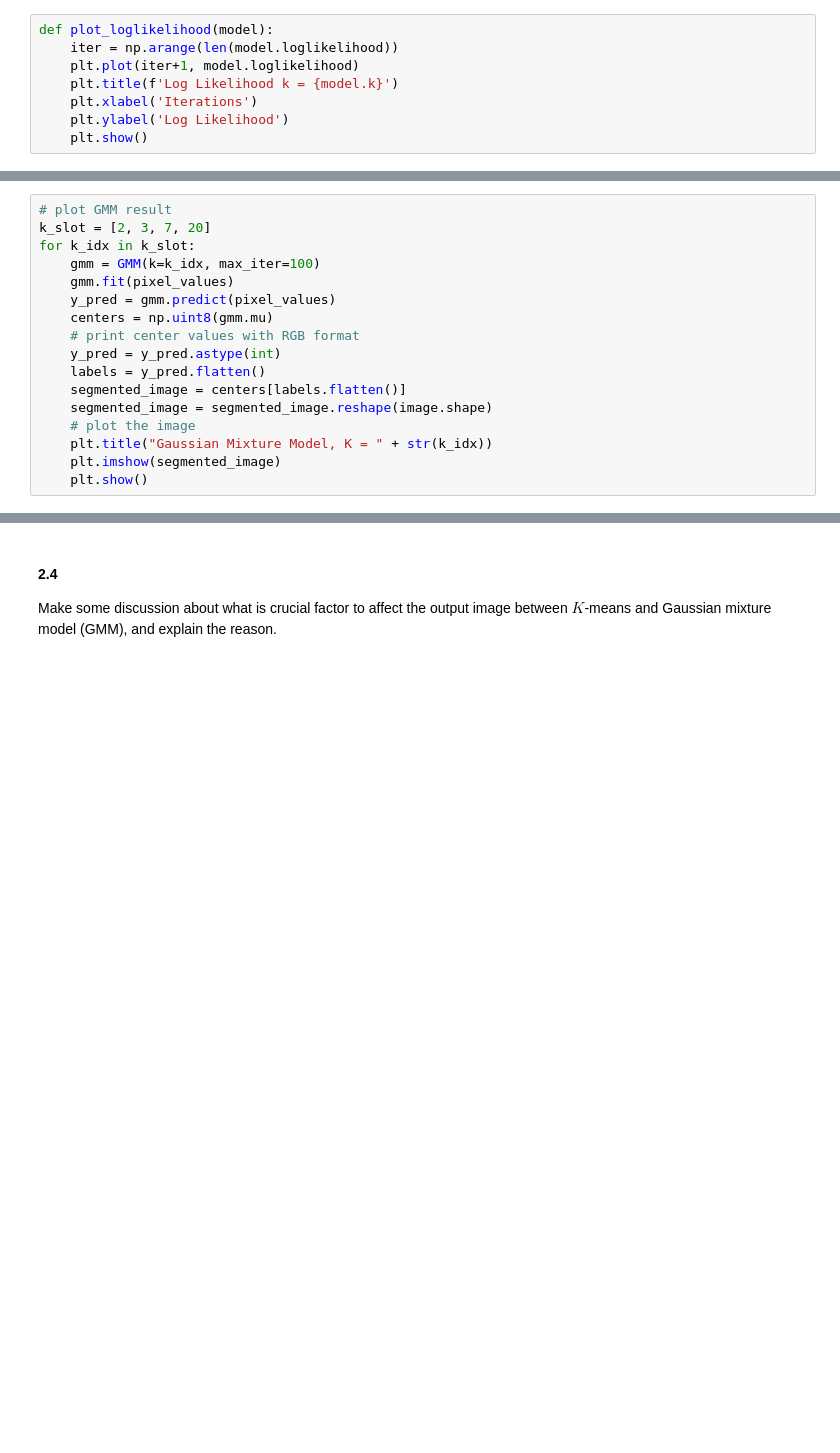
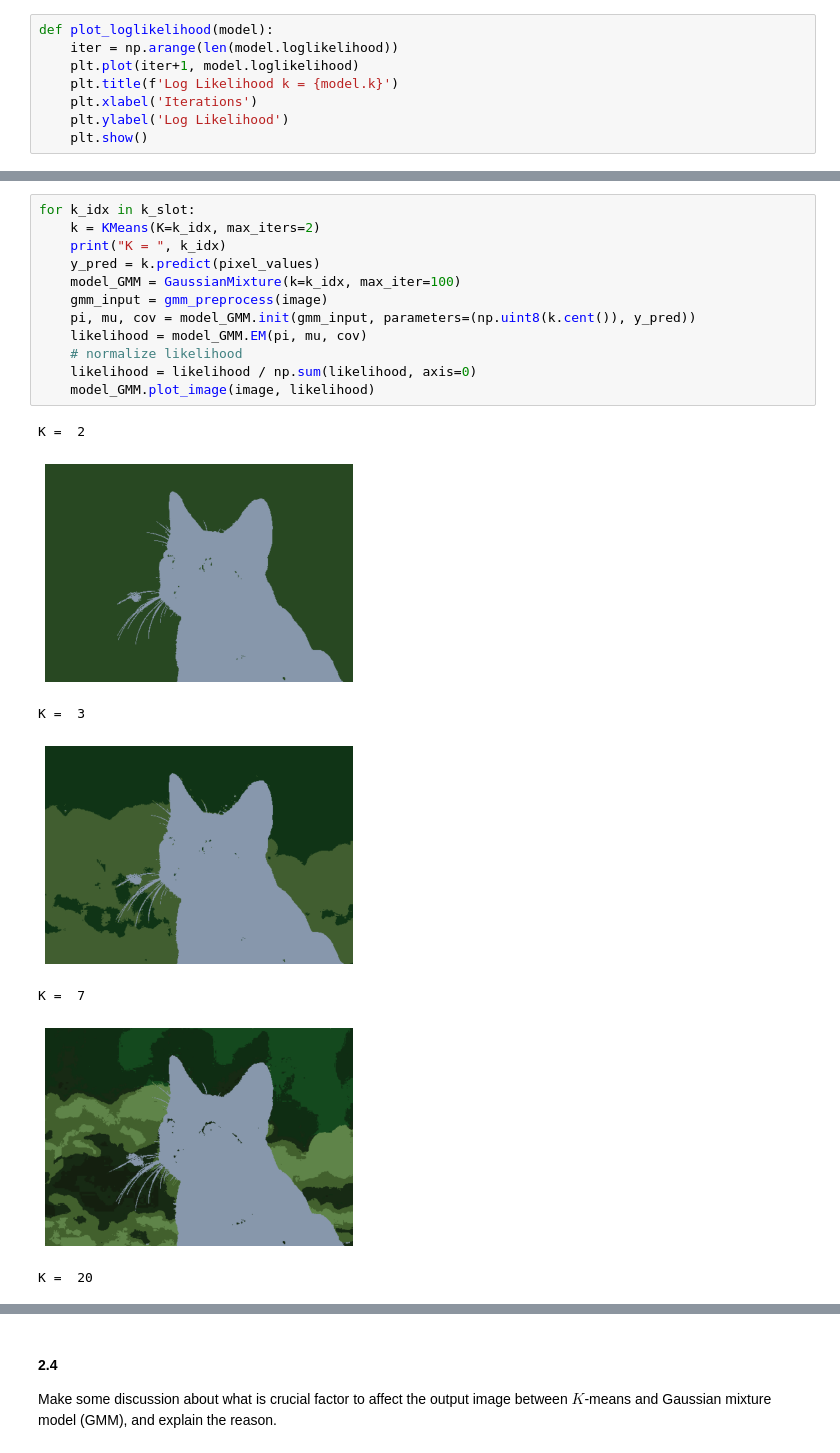
Before and after one commit to jacksonchen1998/2022-NYCU-ML, a Jupyter notebook: hw3_311511052/hw3_311511052.ipynb, the cells around one changed output, grey strips where cells are left out. Saved outputs shown, nothing was run; the diff lists cells and outputs as text; blank space fills up the shorter version.

```diff
--- a/hw3_311511052/hw3_311511052.ipynb
+++ b/hw3_311511052/hw3_311511052.ipynb
@@ -593,17 +645,20 @@ for k_idx in k_slot:
-# %%
-# plot GMM result
-k_slot = [2, 3, 7, 20]
-for k_idx in k_slot:
-    gmm = GMM(k=k_idx, max_iter=100)
-    gmm.fit(pixel_values)
-    y_pred = gmm.predict(pixel_values)
-    centers = np.uint8(gmm.mu)
-    # print center values with RGB format
-    y_pred = y_pred.astype(int)
-    labels = y_pred.flatten()
-    segmented_image = centers[labels.flatten()]
-    segmented_image = segmented_image.reshape(image.shape)
-    # plot the image
-    plt.title("Gaussian Mixture Model, K = " + str(k_idx))
-    plt.imshow(segmented_image)
-    plt.show()
+# %%
+for k_idx in k_slot:
+    k = KMeans(K=k_idx, max_iters=2)
+    print("K = ", k_idx)
+    y_pred = k.predict(pixel_values)
+    model_GMM = GaussianMixture(k=k_idx, max_iter=100)
+    gmm_input = gmm_preprocess(image)
+    pi, mu, cov = model_GMM.init(gmm_input, parameters=(np.uint8(k.cent()), y_pred))
+    likelihood = model_GMM.EM(pi, mu, cov)
+    # normalize likelihood
+    likelihood = likelihood / np.sum(likelihood, axis=0)
+    model_GMM.plot_image(image, likelihood)
+# %% [output]
+K =  2
+[figure, added]
+K =  3
+[figure, added]
+K =  7
+[figure, added]
+K =  20
```
Also changed, not shown: parts of 7 cells of this notebook, 14 other files.
